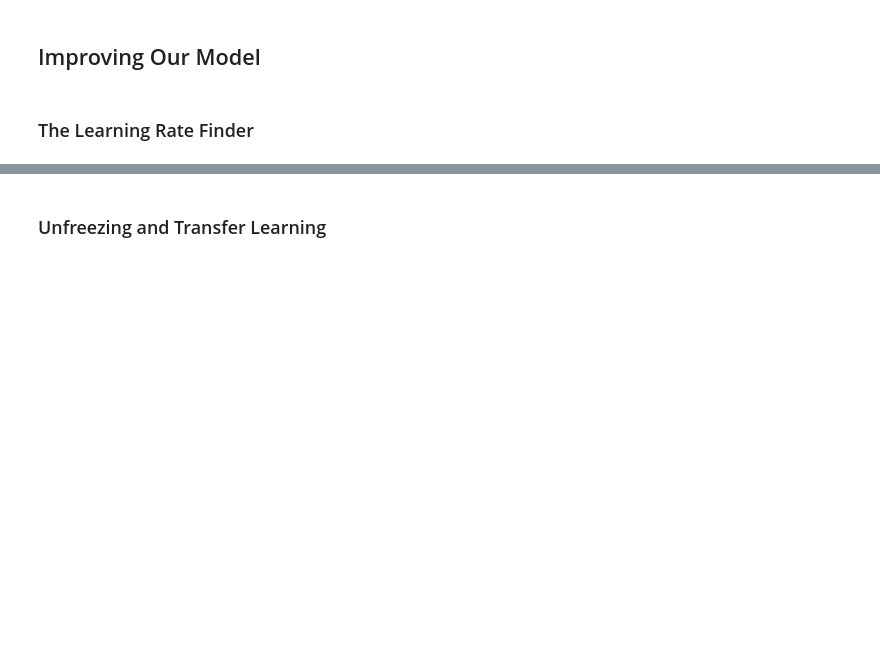
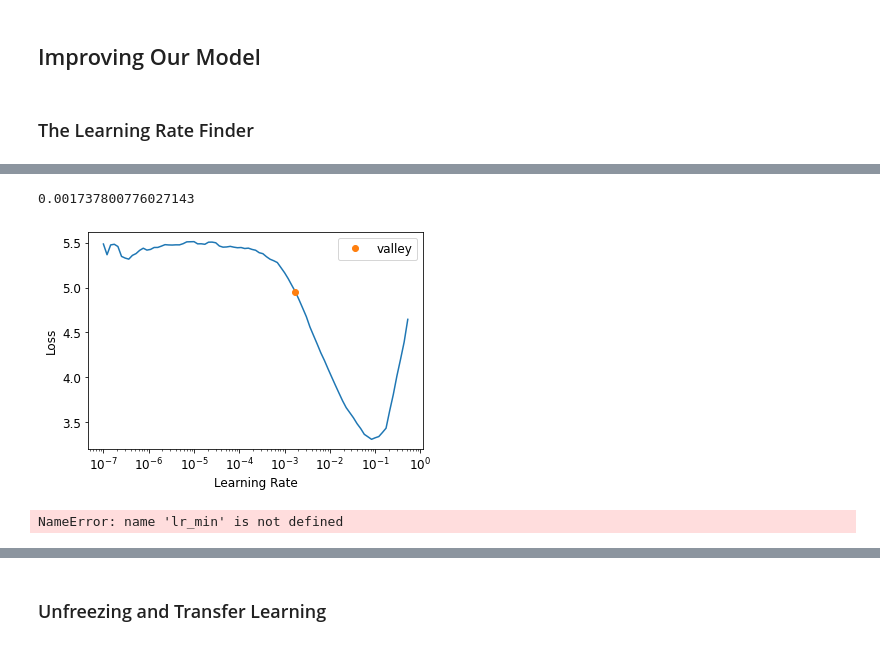
Before and after one commit to aw1231/fastbook, a Jupyter notebook: clean/05_pet_breeds.ipynb, the cells around one changed output, grey strips where cells are left out. Cells and saved outputs as stored; diff of their text form; code cells hidden in the pictures; blank space fills up the shorter version.

```diff
--- a/clean/05_pet_breeds.ipynb
+++ b/clean/05_pet_breeds.ipynb
@@ -227,0 +255,3 @@ lr_min,lr_steep = learn.lr_find()
+# %%
+learn.lr_find().valley
+# %% [output]
@@ -228,4 +259,8 @@ lr_min,lr_steep = learn.lr_find()
+0.001737800776027143
+[figure, added]
 # %%
-print(f"Minimum/10: {lr_min:.2e}, steepest point: {lr_steep:.2e}")
+#print(f"Minimum/10: {lr_min:.2e}, steepest point: {lr_steep:.2e}")
+# %% [output]
+NameError: name 'lr_min' is not defined
 # %%
 learn = cnn_learner(dls, resnet34, metrics=error_rate)
```
Also changed, not shown: parts of 11 cells of this notebook.
